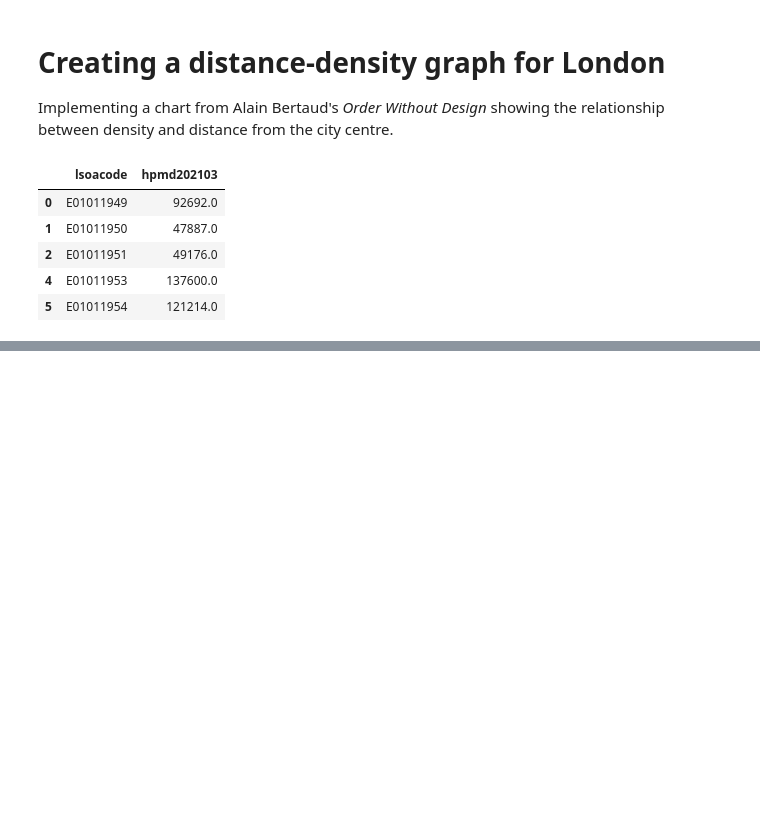
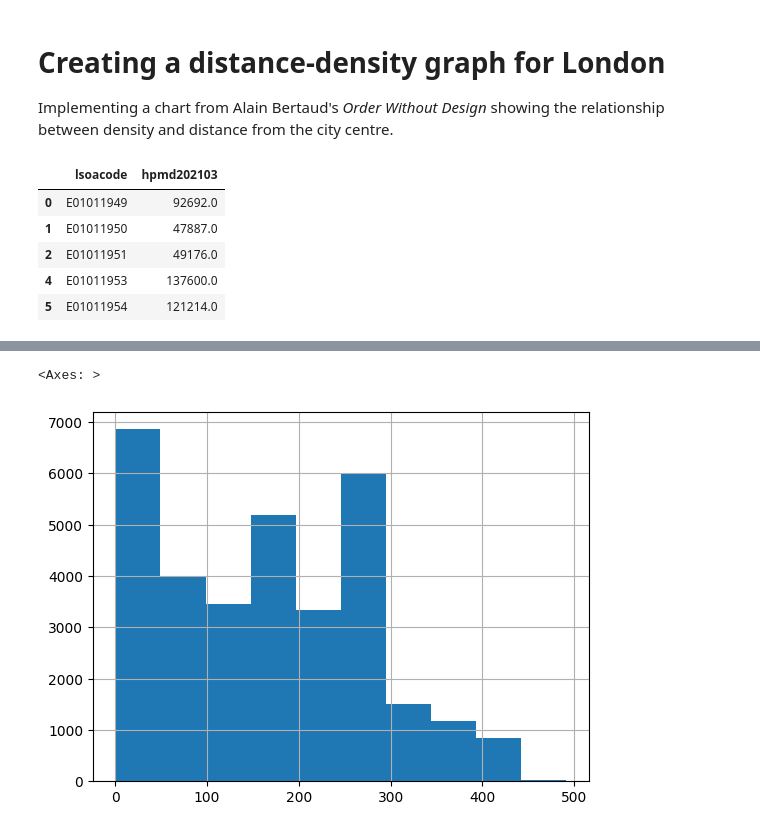
Before and after one commit to type5sonata/london_owd_notebooks, a Jupyter notebook: 1_landvalue_by_distance.ipynb, the cells around one changed output, grey strips where cells are left out. Drawn from its saved outputs; the diff is of its cells as text; code cells hidden in the pictures; blank space fills up the shorter version.

```diff
--- a/1_landvalue_by_distance.ipynb
+++ b/1_landvalue_by_distance.ipynb
@@ -18,6 +21,7 @@ homeprices = homeprices.drop(columns="hpmd202003")
 # drop empty
 
 homeprices = homeprices.dropna(axis = 0)
+homeprices["lsoacode"] = homeprices["lsoacode"].astype("string")
 
 # see what happened
 
@@ -49,0 +53,6 @@ df = homeprices.join(centroids, on = )
+# %%
+# now we merge them into one dataframe
+
+df = pd.merge(homeprices, centroids, on="lsoacode", how="inner")
+
+df.head()
@@ -49,0 +66,11 @@ df = homeprices.join(centroids, on = )
+# %%
+# next, we will calculate distances from charing cross
+
+# Charing Cross coordinates (latitude, longitude)
+charing_cross = (51.5074, -0.1278)
+
+# Compute distances using the Haversine formula
+df['distance_km'] = df.apply(
+    lambda row: haversine((row['y'], row['x']), charing_cross),
+    axis=1
+)
@@ -49,0 +86,7 @@ df = homeprices.join(centroids, on = )
+# %%
+# see the historgram of distances in distance_km
+
+df["distance_km"].hist()
+# %% [output]
+<Axes: >
+[figure, added]
```
Also changed, not shown: parts of 8 cells of this notebook, 1 other file.
